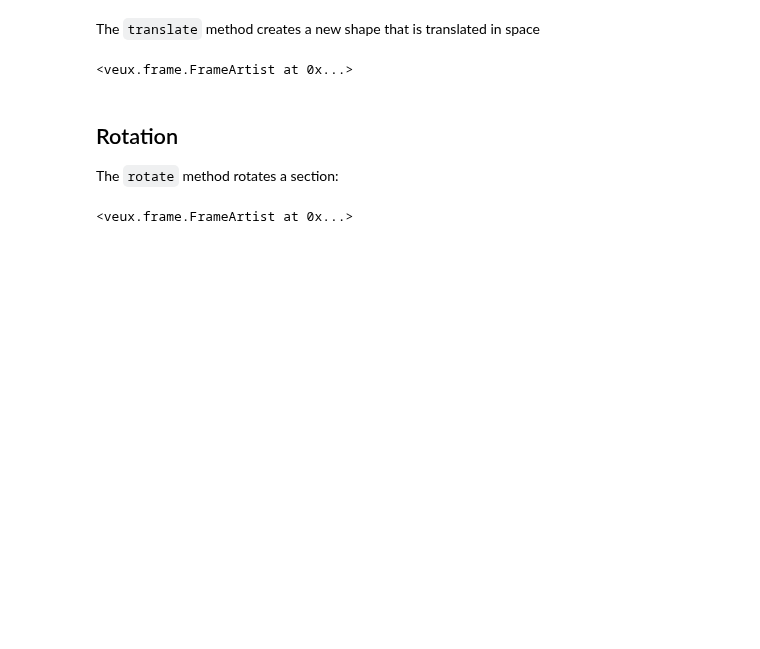
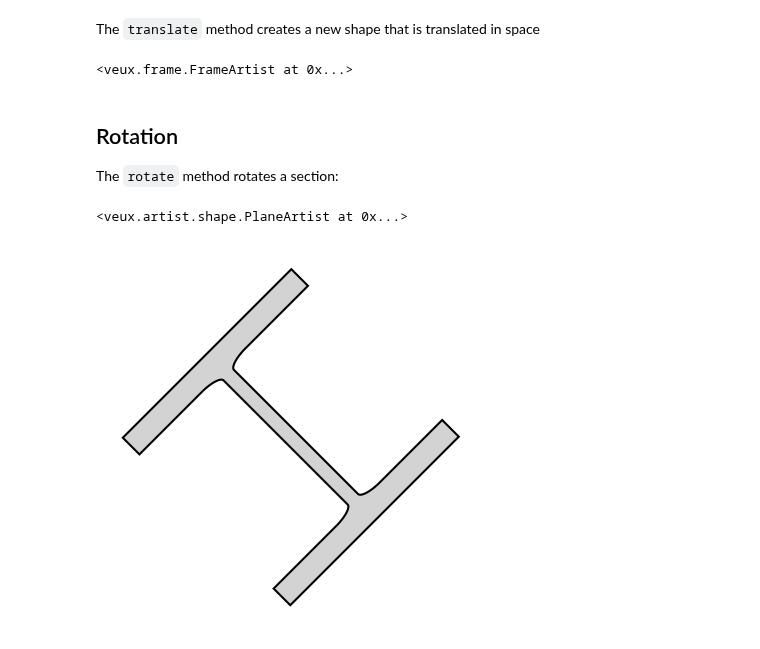
Before and after one commit to FEDEASLab/xsection, a Jupyter notebook: docs/examples/transformations.ipynb, the cells around one changed output. Cells and saved outputs as stored; diff of their text form; code cells hidden in the pictures; blank space fills up the shorter version.

```diff
--- a/docs/examples/transformations.ipynb
+++ b/docs/examples/transformations.ipynb
@@ -2,9 +2,12 @@
 # Transformations
 # %%
 import veux
+import xara
 from xsection.library import from_aisc
 
-shape = from_aisc("W14x211")
+material = xara.Material(E=1, G=1)
+
+shape = from_aisc("W14x211", material=material)
 veux.render(shape.model)
 # %% [output]
 <veux.frame.FrameArtist at 0x...>
@@ -24,6 +27,7 @@ The `rotate` method rotates a section:
 # %%
 import math
 shape = shape.rotate(math.pi/4)
-veux.render(shape.model)
+veux.draw_shape(shape)
 # %% [output]
-<veux.frame.FrameArtist at 0x...>
+<veux.artist.shape.PlaneArtist at 0x...>
+[figure, added]
```
